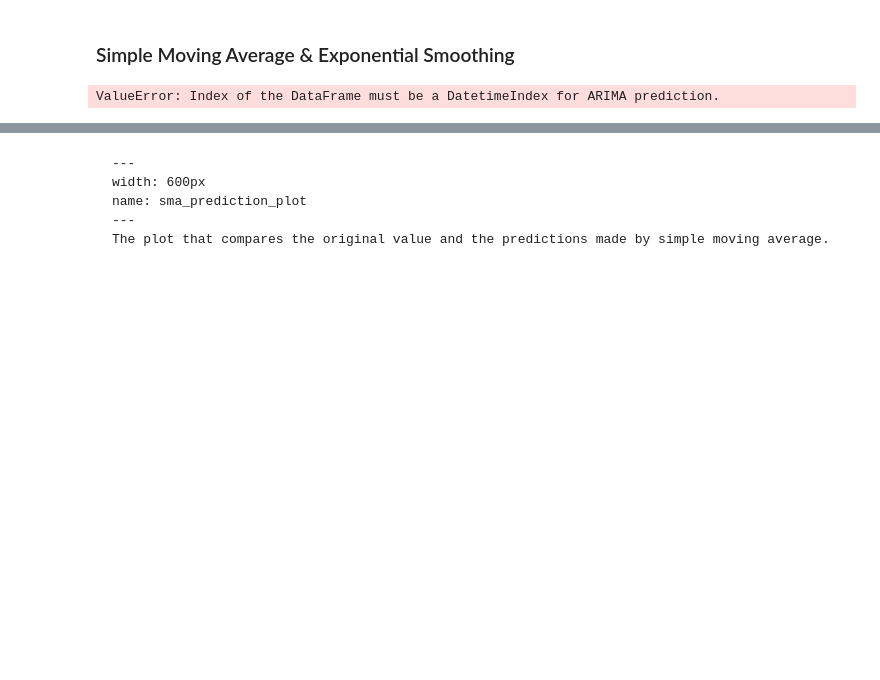
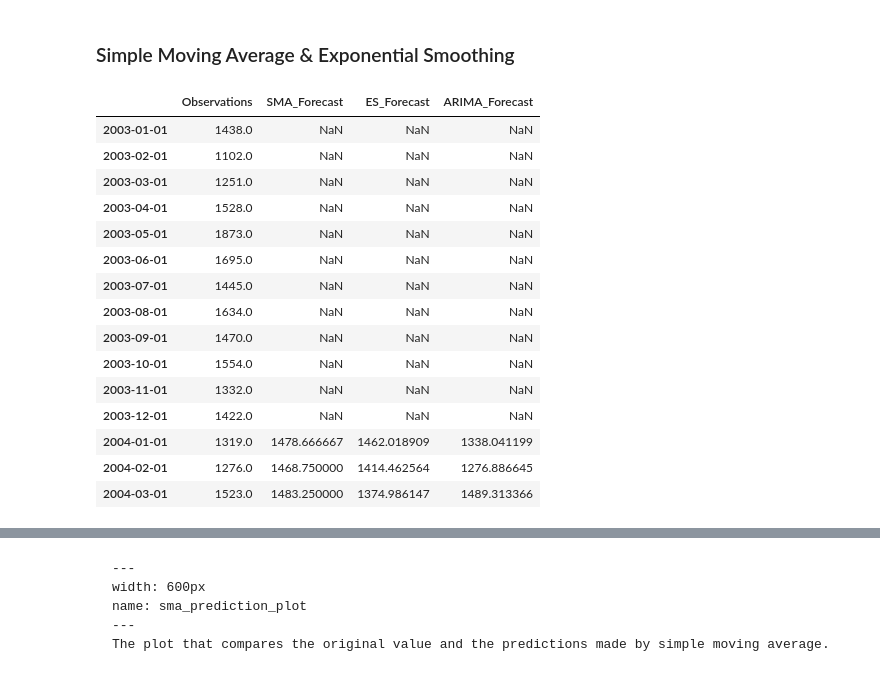
Before and after one commit to UBC-MDS/project-avalon, a Jupyter notebook: report/_build/jupyter_execute/crime_forecasting.ipynb, the cells around one changed output, grey strips where cells are left out. Cells and saved outputs as stored; diff of their text form; code cells hidden in the pictures; blank space fills up the shorter version.

Commit message:
edit prediction_plot script to include original_plot

```diff
--- a/report/_build/jupyter_execute/crime_forecasting.ipynb
+++ b/report/_build/jupyter_execute/crime_forecasting.ipynb
@@ -200,27 +200,23 @@ theft_from_vehicle_filtered.head()
 # %% [markdown]
 ### Simple Moving Average & Exponential Smoothing
 # %%
-# Define the size of the sliding window
-window_size = 12
-# Define alpha (smoothing parameter in ES)
-alpha=0.3
-
-# Perform Simple Moving Average (SMA) and Exponential Smoothing (ES)
-sma_values = []
-smoothed_values = []
-for i in range(len(theft_from_vehicle_filtered) - window_size + 1):
-
-    window = theft_from_vehicle_filtered['Observations'].iloc[i:i+window_size]
-
-    # SMA
-    window_mean = window.mean()
-    sma_values.append(window_mean)
-
-    # ES
-    smoothed_val = window.ewm(alpha=alpha, adjust=False).mean().iloc[-1]
-    smoothed_values.append(smoothed_val)
-
-sma_merged = merge_forecast_values(theft_from_vehicle_filtered, sma_values, "SMA_Forecast")
-es_merged = merge_forecast_values(theft_from_vehicle_filtered, smoothed_values, "ES_Forecast")
+prediction = pd.read_csv("../results/tables/all_predictions.csv", index_col=[0])
+prediction.index = pd.to_datetime(prediction.index)
+prediction.head(15)
 # %% [output]
-ValueError: Index of the DataFrame must be a DatetimeIndex for ARIMA prediction.
+|  | Observations | SMA_Forecast | ES_Forecast | ARIMA_Forecast |
+| 2003-01-01 | 1438.0 | NaN | NaN | NaN |
+| 2003-02-01 | 1102.0 | NaN | NaN | NaN |
+| 2003-03-01 | 1251.0 | NaN | NaN | NaN |
+| 2003-04-01 | 1528.0 | NaN | NaN | NaN |
+| 2003-05-01 | 1873.0 | NaN | NaN | NaN |
+| 2003-06-01 | 1695.0 | NaN | NaN | NaN |
+| 2003-07-01 | 1445.0 | NaN | NaN | NaN |
+| 2003-08-01 | 1634.0 | NaN | NaN | NaN |
+| 2003-09-01 | 1470.0 | NaN | NaN | NaN |
+| 2003-10-01 | 1554.0 | NaN | NaN | NaN |
+| 2003-11-01 | 1332.0 | NaN | NaN | NaN |
+| 2003-12-01 | 1422.0 | NaN | NaN | NaN |
+| 2004-01-01 | 1319.0 | 1478.666667 | 1462.018909 | 1338.041199 |
+| 2004-02-01 | 1276.0 | 1468.750000 | 1414.462564 | 1276.886645 |
+| 2004-03-01 | 1523.0 | 1483.250000 | 1374.986147 | 1489.313366 |
```
Also changed, not shown: parts of 3 cells of this notebook, 10 other files.
